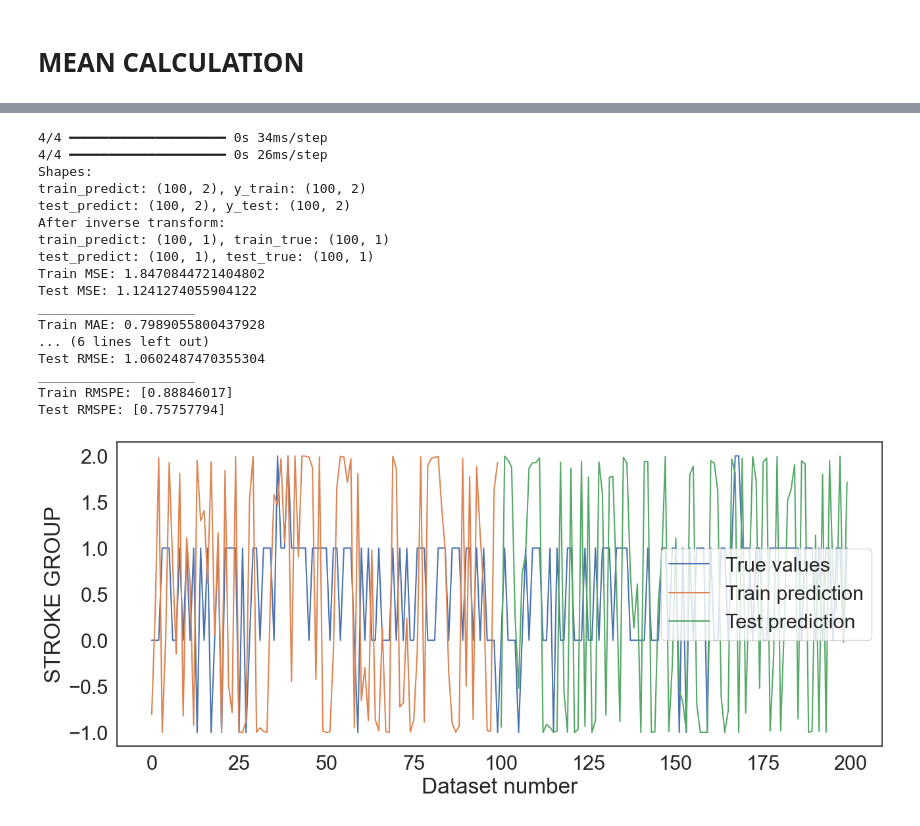
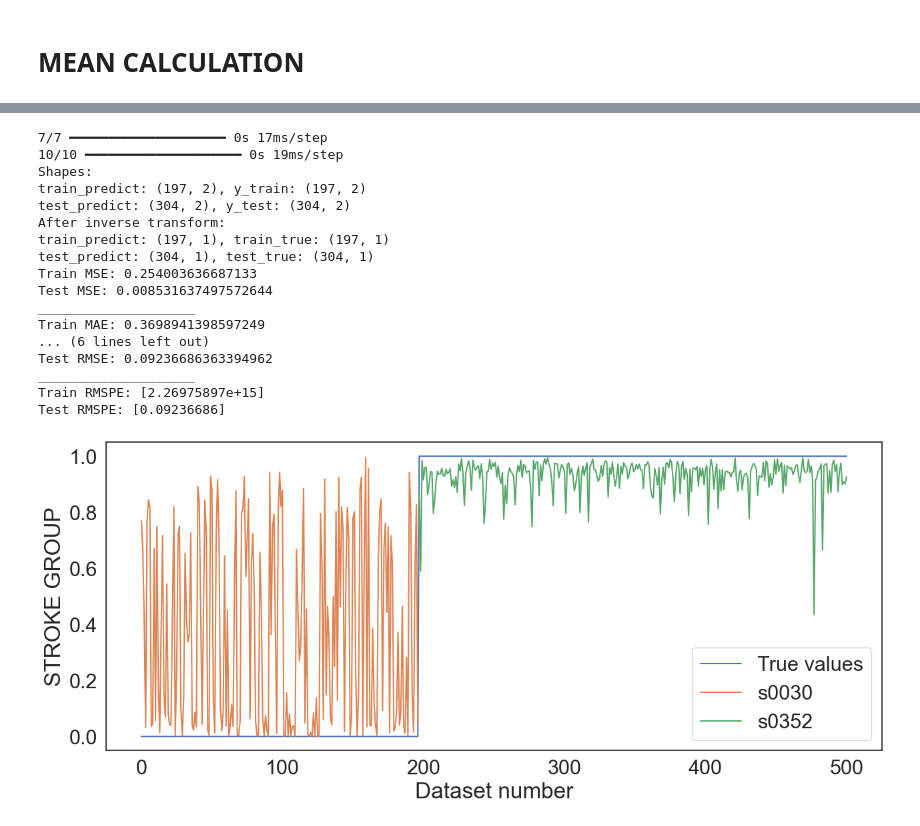
Before and after one commit to ng-anhhtuann/ecg-stroke-prediction, a Jupyter notebook: elderly-stroke/scripts/stroke_model_train.ipynb, the cells around one changed output, grey strips where cells are left out. Drawn from its saved outputs; the diff is of its cells as text; code cells hidden in the pictures.

```diff
--- a/elderly-stroke/scripts/stroke_model_train.ipynb
+++ b/elderly-stroke/scripts/stroke_model_train.ipynb
@@ -545,11 +525,24 @@ Model: "sequential_1"
  Non-trainable params: 0 (0.00 B)
  Optimizer params: 81,774 (319.43 KB)
 # %%
+s0030_1 = 0
+s0030_2 = 0
+c30 = 0
+s0175_1 = 0
+s0175_2 = 0
+c175 = 0
 for file_name in os.listdir(DATASET_TEST):
-    if file_name.endswith('txt'):
+    if file_name.endswith('signal.txt'):
         file_path = os.path.join(DATASET_TEST, file_name)
         with open(file_path, 'r') as signal_file:
             signal = np.loadtxt(signal_file)
             prediction = model.predict(np.expand_dims(signal, axis=0))
-            print(f"File: {file_name}, Prediction: {prediction}")
+            if file_name.startswith('s0030'):
+                c30 = c30 + 1
+                s0030_1 = s0030_1 + prediction[0][0]
+                s0030_2 = s0030_2 + prediction[0][1]
+            if file_name.startswith('s0352'):
+                c175 = c175 + 1
+                s0175_1 = s0175_1 + prediction[0][0]
+                s0175_2 = s0175_2 + prediction[0][1]
 # %% [output]
@@ -572,3 +602,8 @@ File: s0205-05080904_90_p_signal.txt, Prediction: [[0.9069604  0.97218996]]
+# %%
+label_file = os.path.join(DATASET_TEST, LABEL_FILE)
+X_s0030, y_s0030 = load_data_prefix(DATASET_TEST, label_file, 's0030')
+X_s0175, y_s0175 = load_data_prefix(DATASET_TEST, label_file, 's0352')
+y_both = np.vstack((y_s0030, y_s0175))
 # %% [markdown]
 # Gradient Weight
 # %%
@@ -719,9 +754,9 @@ Test RMSPE: [0.79607362]
 # %%
-X_train_metric = X_train[:100]
-y_train_metric = y_train[:100]
+X_train_metric = X_s0030
+y_train_metric = y_s0030
 
-X_test_metric = X_test[:100]
-y_test_metric = y_test[:100]
+X_test_metric = X_s0175
+y_test_metric = y_s0175
 
 train_predict = best_model.predict(X_train_metric)
 test_predict = best_model.predict(X_test_metric)
@@ -729,14 +764,13 @@ test_predict = best_model.predict(X_test_metric)
 print("Shapes:")
 print(f"train_predict: {train_predict.shape}, y_train: {y_train_metric.shape}")
 print(f"test_predict: {test_predict.shape}, y_test: {y_test_metric.shape}")
-
 y_train_eva = y_train_metric[:, 1].reshape(-1, 1)
 y_test_eva = y_test_metric[:, 1].reshape(-1, 1)
 train_predict = train_predict[:, 1].reshape(-1, 1)
 test_predict = test_predict[:, 1].reshape(-1, 1)
 
 scaler = MinMaxScaler()
-scaler.fit(y[:, 1].reshape(-1, 1))
+scaler.fit(y_both[:, 1].reshape(-1, 1))
 
 train_predict = scaler.inverse_transform(train_predict)
 train_true = scaler.inverse_transform(y_train_eva)
@@ -769,48 +803,48 @@ print(f"Train MAE: {train_mae}")
 print(f"Test MAE: {test_mae}")
 print("____________________")
 print(f"Train MAPE: {train_mape}")
 print(f"Test MAPE: {test_mape}")
 print("____________________")
 print(f"Train RMSE: {train_rmse}")
 print(f"Test RMSE: {test_rmse}")
 print("____________________")
 print(f"Train RMSPE: {train_rmspe}")
 print(f"Test RMSPE: {test_rmspe}")
 
-train_predict_plot = np.empty_like(y[:, 1].reshape(-1, 1))
+train_predict_plot = np.empty_like(y_both[:, 1].reshape(-1, 1))
 train_predict_plot[:, :] = np.nan
 train_predict_plot[:len(train_predict), :] = train_predict
 
-test_predict_plot = np.empty_like(y[:, 1].reshape(-1, 1))
+test_predict_plot = np.empty_like(y_both[:, 1].reshape(-1, 1))
 test_predict_plot[:, :] = np.nan
 test_predict_plot[len(train_predict):len(train_predict) + len(test_predict), :] = test_predict
 
-true_values = y[:200, 1].reshape(-1, 1)
+true_values = y_both[:,1].reshape(-1, 1)
 
 plt.figure(figsize=(15, 6))
 plt.xlabel("Dataset number")
 plt.ylabel("STROKE GROUP")
 plt.plot(true_values, label="True values")
-plt.plot(train_predict_plot, label="Train prediction")
-plt.plot(test_predict_plot, label="Test prediction")
+plt.plot(train_predict_plot, label="s0030")
+plt.plot(test_predict_plot, label="s0352")
 plt.legend()
 plt.show()
 # %% [output]
-4/4 ━━━━━━━━━━━━━━━━━━━━ 0s 34ms/step
-4/4 ━━━━━━━━━━━━━━━━━━━━ 0s 26ms/step
+7/7 ━━━━━━━━━━━━━━━━━━━━ 0s 17ms/step
+10/10 ━━━━━━━━━━━━━━━━━━━━ 0s 19ms/step
 Shapes:
-train_predict: (100, 2), y_train: (100, 2)
-test_predict: (100, 2), y_test: (100, 2)
+train_predict: (197, 2), y_train: (197, 2)
+test_predict: (304, 2), y_test: (304, 2)
 After inverse transform:
-train_predict: (100, 1), train_true: (100, 1)
-test_predict: (100, 1), test_true: (100, 1)
-Train MSE: 1.8470844721404802
-Test MSE: 1.1241274055904122
+train_predict: (197, 1), train_true: (197, 1)
+test_predict: (304, 1), test_true: (304, 1)
+Train MSE: 0.254003636687133
+Test MSE: 0.008531637497572644
 ____________________
-Train MAE: 0.7989055800437928
+Train MAE: 0.3698941398597249
 ... (6 lines left out)
-Test RMSE: 1.0602487470355304
+Test RMSE: 0.09236686363394962
 ____________________
-Train RMSPE: [0.88846017]
-Test RMSPE: [0.75757794]
+Train RMSPE: [2.26975897e+15]
+Test RMSPE: [0.09236686]
-[figure, old version]
+[figure, new version]
```
Also changed, not shown: parts of 14 cells of this notebook, 3 other files.
